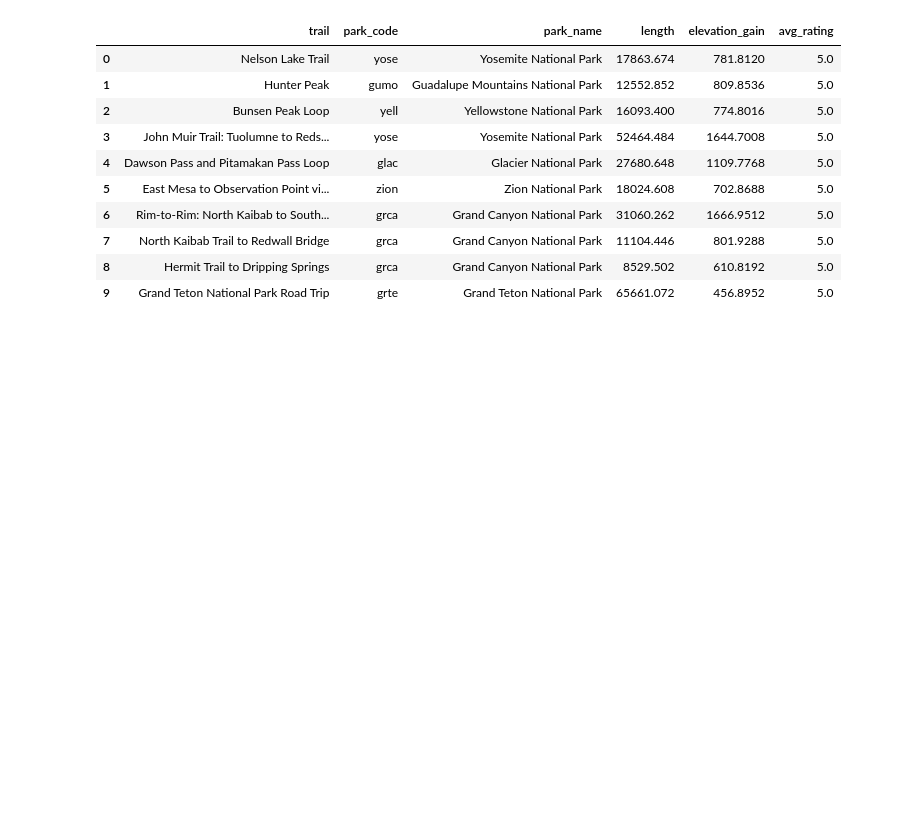
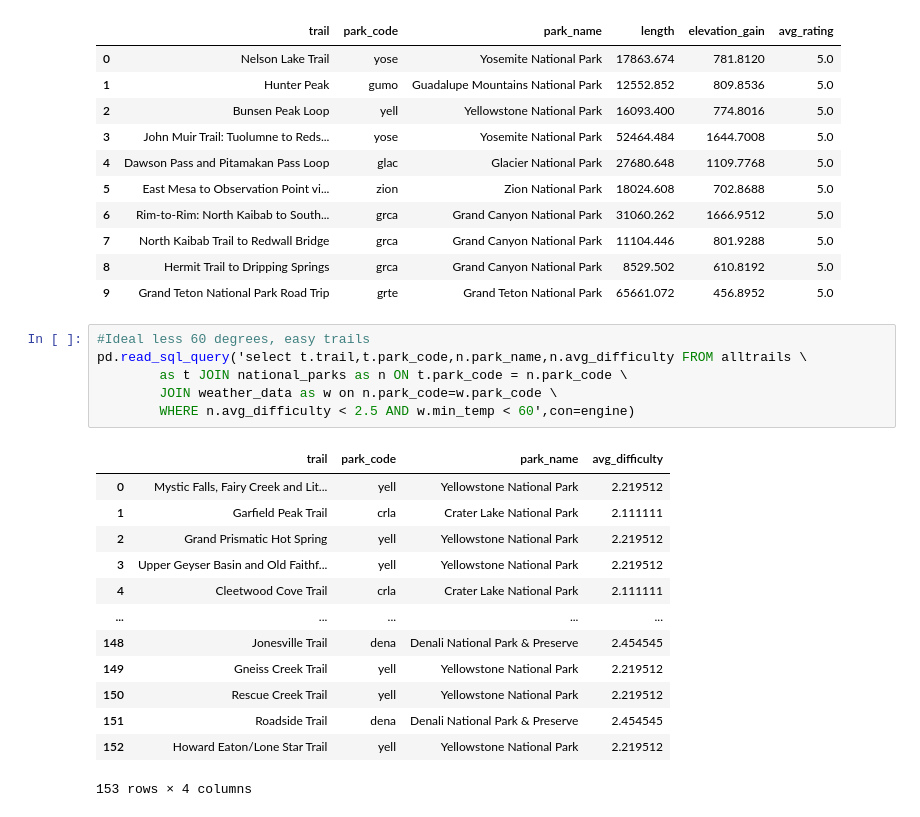
Before and after one commit to prathibha02/Project-2-parks_database, a Jupyter notebook: National_Parks.ipynb, the cells around one changed output. Drawn from its saved outputs; the diff is of its cells as text; blank space fills up the shorter version.

```diff
--- a/National_Parks.ipynb
+++ b/National_Parks.ipynb
@@ -391,3 +391,23 @@ pd.read_sql_query('select t.trail,t.park_code,n.park_name,t.length,t.elevation_g
 | 7 | North Kaibab Trail to Redwall Bridge | grca | Grand Canyon National Park | 11104.446 | 801.9288 | 5.0 |
 | 8 | Hermit Trail to Dripping Springs | grca | Grand Canyon National Park | 8529.502 | 610.8192 | 5.0 |
 | 9 | Grand Teton National Park Road Trip | grte | Grand Teton National Park | 65661.072 | 456.8952 | 5.0 |
+# %%
+#Ideal less 60 degrees, easy trails
+pd.read_sql_query('select t.trail,t.park_code,n.park_name,n.avg_difficulty FROM alltrails \
+        as t JOIN national_parks as n ON t.park_code = n.park_code \
+        JOIN weather_data as w on n.park_code=w.park_code \
+        WHERE n.avg_difficulty < 2.5 AND w.min_temp < 60',con=engine)
+# %% [output]
+|  | trail | park_code | park_name | avg_difficulty |
+| 0 | Mystic Falls, Fairy Creek and Lit... | yell | Yellowstone National Park | 2.219512 |
+| 1 | Garfield Peak Trail | crla | Crater Lake National Park | 2.111111 |
+| 2 | Grand Prismatic Hot Spring | yell | Yellowstone National Park | 2.219512 |
+| 3 | Upper Geyser Basin and Old Faithf... | yell | Yellowstone National Park | 2.219512 |
+| 4 | Cleetwood Cove Trail | crla | Crater Lake National Park | 2.111111 |
+| ... | ... | ... | ... | ... |
+| 148 | Jonesville Trail | dena | Denali National Park & Preserve | 2.454545 |
+| 149 | Gneiss Creek Trail | yell | Yellowstone National Park | 2.219512 |
+| 150 | Rescue Creek Trail | yell | Yellowstone National Park | 2.219512 |
+| 151 | Roadside Trail | dena | Denali National Park & Preserve | 2.454545 |
+| 152 | Howard Eaton/Lone Star Trail | yell | Yellowstone National Park | 2.219512 |
+153 rows × 4 columns
```
Also changed, not shown: parts of 3 cells of this notebook, 1 other file.
